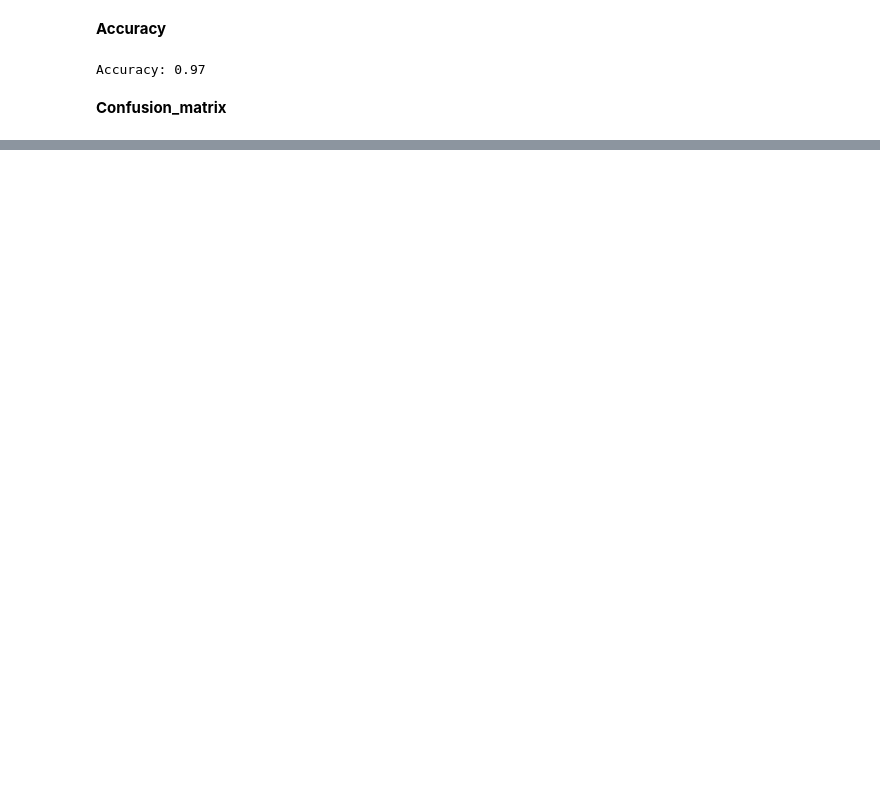
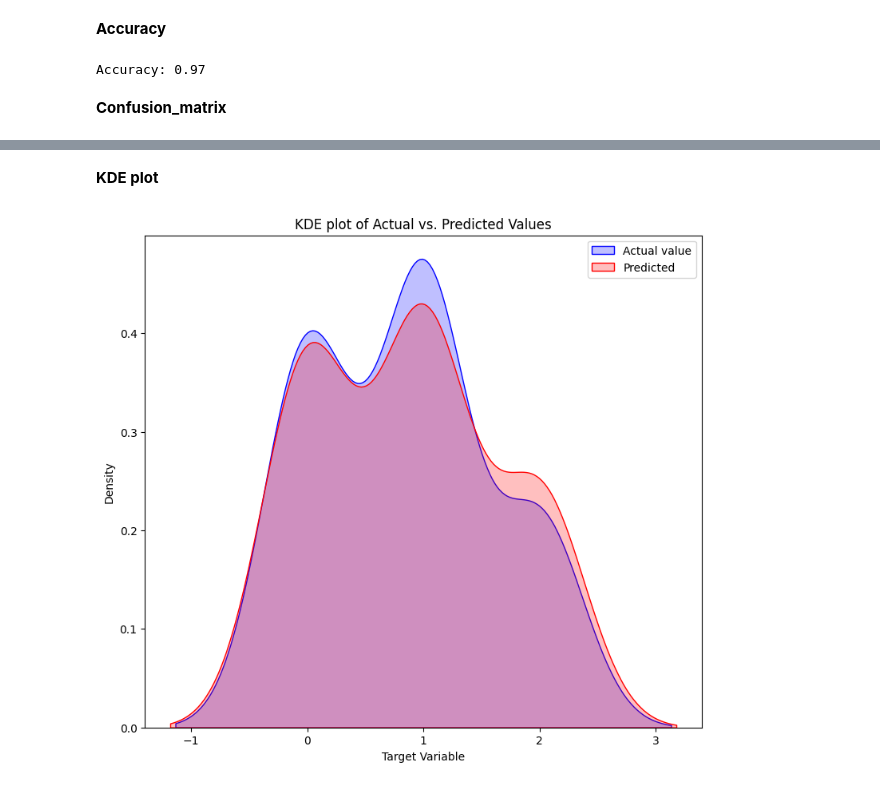
Before and after one commit to chandrahashkumar/Machine_Learning, a Jupyter notebook: Lab/MLLAB03.ipynb, the cells around one changed output, grey strips where cells are left out. Saved outputs shown, nothing was run; the diff lists cells and outputs as text; code cells hidden in the pictures; blank space fills up the shorter version.

```diff
--- a/Lab/MLLAB03.ipynb
+++ b/Lab/MLLAB03.ipynb
@@ -112 +117,14 @@ print(cr)
 weighted avg       0.97      0.97      0.97        30
+# %% [markdown]
+**KDE plot**
+# %%
+plt.figure(figsize=(9,8))
+sns.kdeplot(y_test, label= "Actual value", fill = True, color = "blue")
+sns.kdeplot(predictions, label= "Predicted", fill = True, color= "red")
+plt.xlabel("Target Variable")
+plt.ylabel("Density")
+plt.title("KDE plot of Actual vs. Predicted Values")
+plt.legend()
+plt.show()
+# %% [output]
+[figure, added]
```
Also changed, not shown: parts of 7 cells of this notebook.
